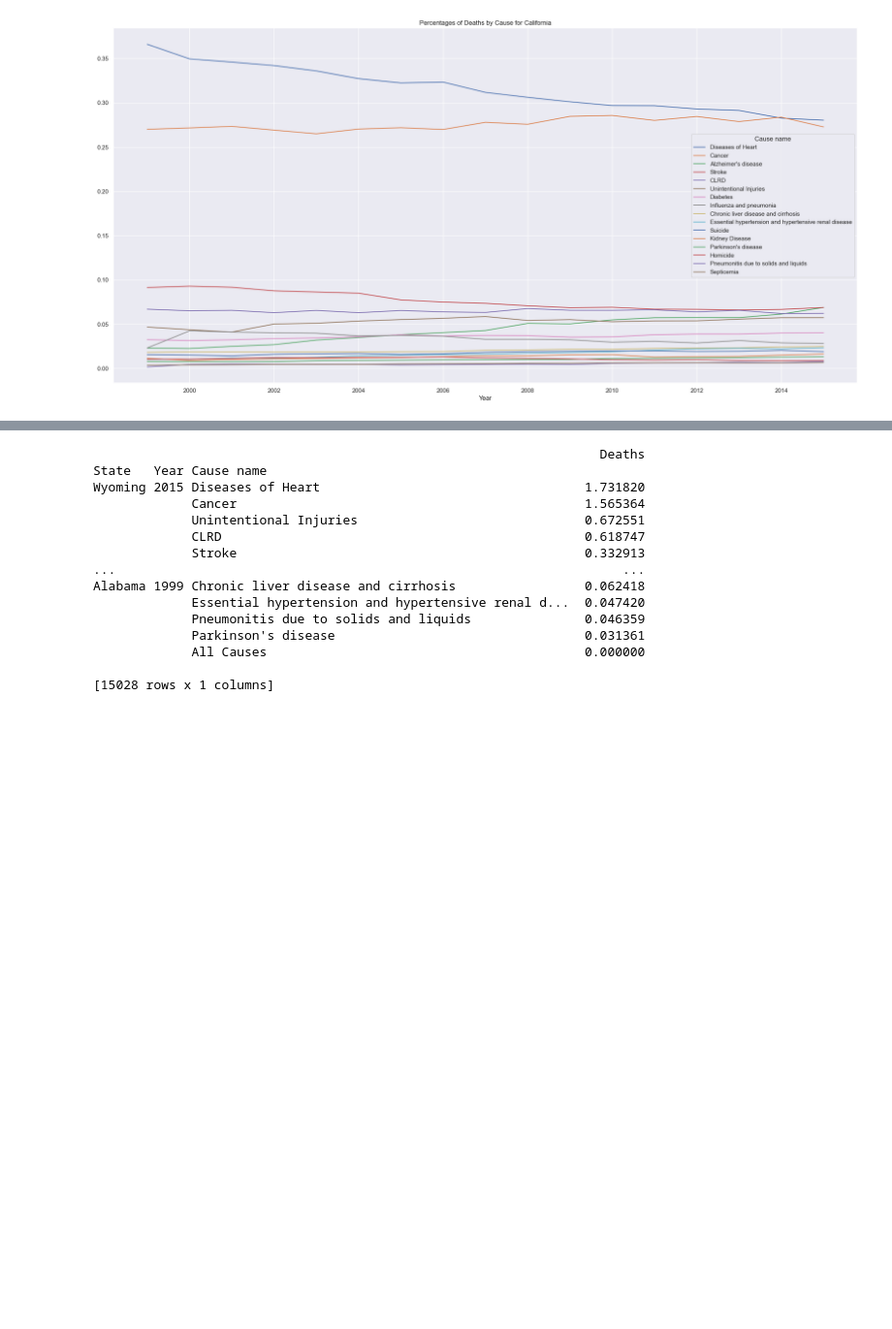
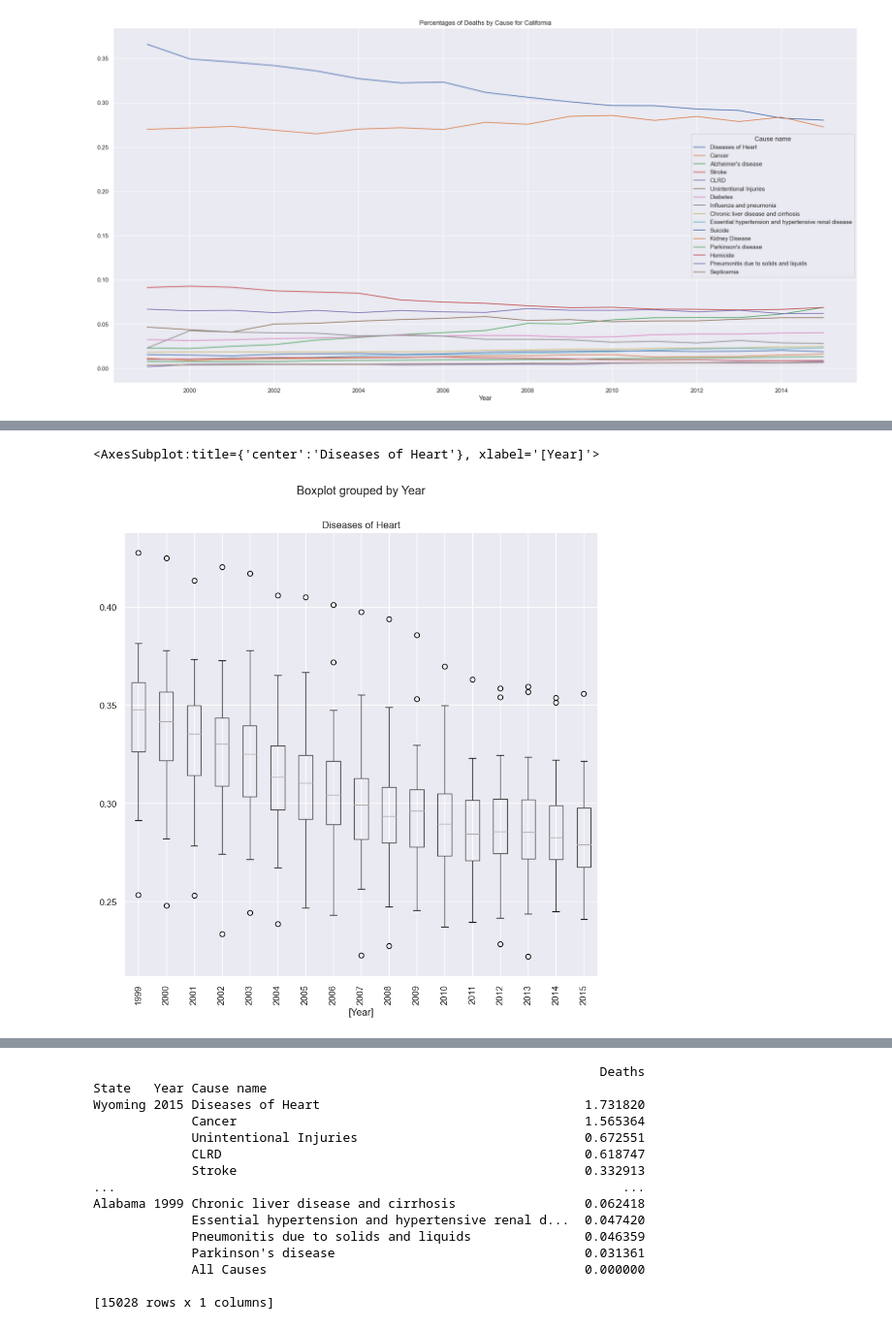
Before and after one commit to mattlehrer/research_methods_assignment_6, a Jupyter notebook: Assignment6_Group_C.ipynb, the cells around one changed output, grey strips where cells are left out. Shown at 97% size. Drawn from its saved outputs; the diff is of its cells as text; code cells hidden in the pictures; blank space fills up the shorter version.

```diff
--- a/Assignment6_Group_C.ipynb
+++ b/Assignment6_Group_C.ipynb
@@ -324,3 +340,7 @@ ca_pct.plot(kind='line', figsize=(25, 12), title='Percentages of Deaths by Cause
 # %% [output]
 <AxesSubplot:title={'center':'Percentages of Deaths by Cause for California'}, xlabel='Year'>
 [figure]
+# %%
+years_by_state = states.groupby(['Year', 'State', 'Cause name'])['Deaths'].sum().unstack()
+del years_by_state['All Causes']
+years_by_state.query("Year == 2015")
@@ -326,0 +366,4 @@ ca_pct.plot(kind='line', figsize=(25, 12), title='Percentages of Deaths by Cause
+# %%
+years_by_state['Total'] = years_by_state.sum(axis=1)
+years_by_state_pct = years_by_state.div(years_by_state['Total'], axis=0)
+years_by_state_pct
@@ -326,0 +385,8 @@ ca_pct.plot(kind='line', figsize=(25, 12), title='Percentages of Deaths by Cause
+# %%
+# box plot of Diseases of Heart by year for all states
+# years_by_state_pct.info()
+heart_disease = years_by_state_pct.iloc[:,5].to_frame() # column 5 is 'Diseases of Heart'
+heart_disease.boxplot(by='Year', figsize=(10, 10), rot=90)
+# %% [output]
+<AxesSubplot:title={'center':'Diseases of Heart'}, xlabel='[Year]'>
+[figure, added]
```
Also changed, not shown: parts of 10 cells of this notebook.
